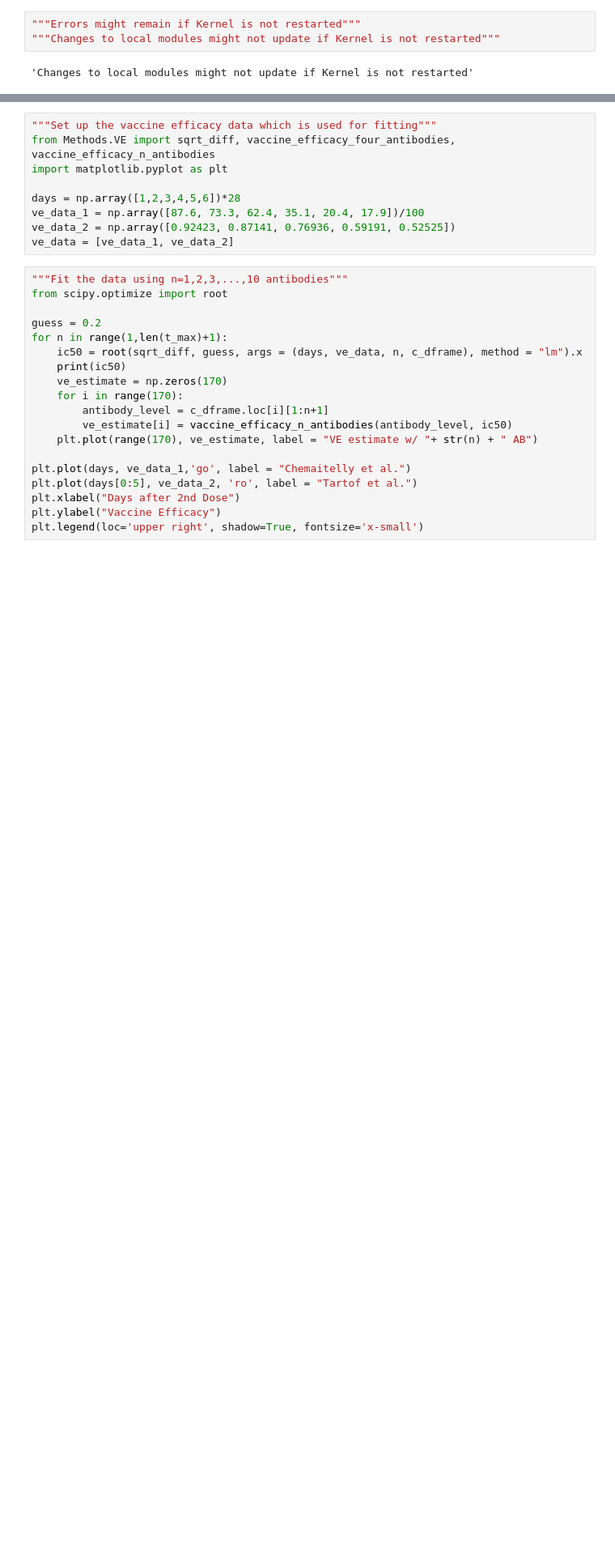
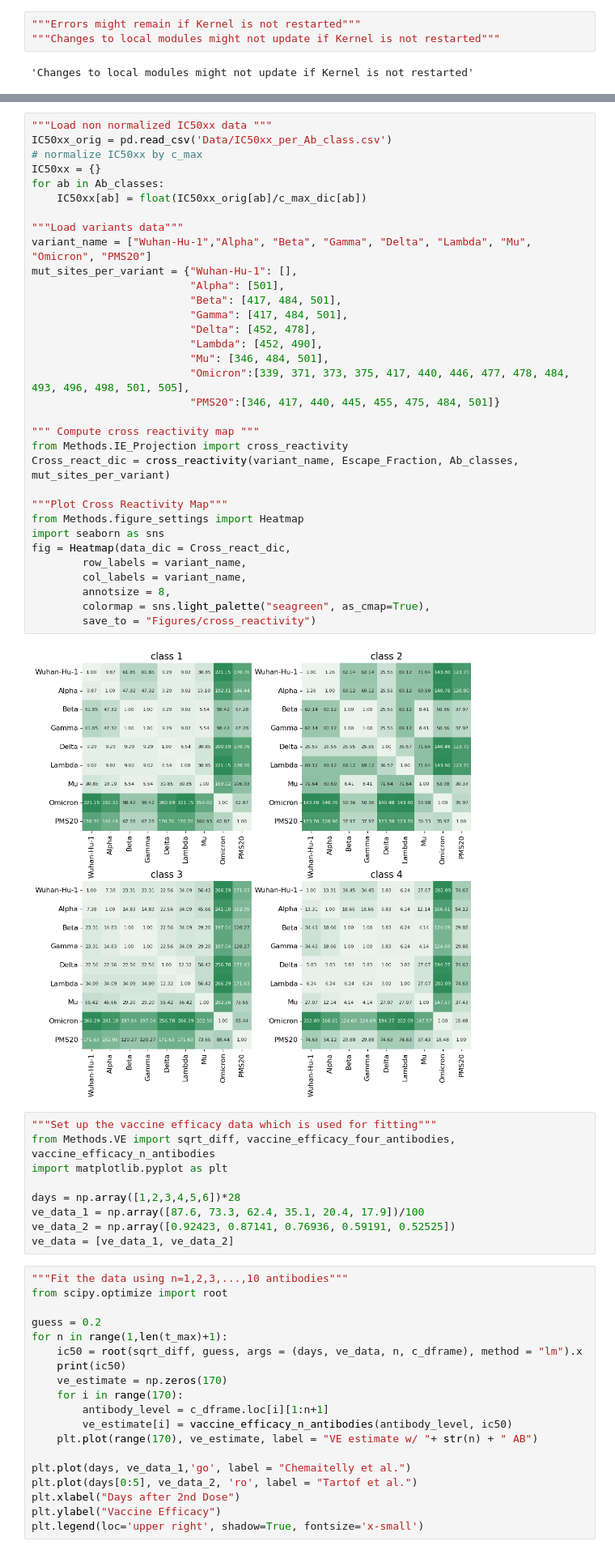
Before and after one commit to AlexiaNomena/Immune_Waning, a Jupyter notebook: Helper.ipynb, the cells around one changed output, grey strips where cells are left out. Shown at 81% size. Cells and saved outputs as stored; diff of their text form; blank space fills up the shorter version.

```diff
--- a/Helper.ipynb
+++ b/Helper.ipynb
@@ -68,3 +68,38 @@ Display(t, c_t, is_log, labels,
+# %%
+"""Load non normalized IC50xx data """
+IC50xx_orig = pd.read_csv('Data/IC50xx_per_Ab_class.csv')
+# normalize IC50xx by c_max
+IC50xx = {}
+for ab in Ab_classes:
+    IC50xx[ab] = float(IC50xx_orig[ab]/c_max_dic[ab])
+
+"""Load variants data"""
+variant_name = ["Wuhan-Hu-1","Alpha", "Beta", "Gamma", "Delta", "Lambda", "Mu", "Omicron", "PMS20"]
+mut_sites_per_variant = {"Wuhan-Hu-1": [],
+                         "Alpha": [501],
+                         "Beta": [417, 484, 501],
+                         "Gamma": [417, 484, 501],
+                         "Delta": [452, 478],
+                         "Lambda": [452, 490],
+                         "Mu": [346, 484, 501],
+                         "Omicron":[339, 371, 373, 375, 417, 440, 446, 477, 478, 484, 493, 496, 498, 501, 505],
+                         "PMS20":[346, 417, 440, 445, 455, 475, 484, 501]}
+
+""" Compute cross reactivity map """
+from Methods.IE_Projection import cross_reactivity
+Cross_react_dic = cross_reactivity(variant_name, Escape_Fraction, Ab_classes, mut_sites_per_variant)
+
+"""Plot Cross Reactivity Map"""
+from Methods.figure_settings import Heatmap
+import seaborn as sns
+fig = Heatmap(data_dic = Cross_react_dic,
+        row_labels = variant_name,
+        col_labels = variant_name,
+        annotsize = 8,
+        colormap = sns.light_palette("seagreen", as_cmap=True),
+        save_to = "Figures/cross_reactivity")
+# %% [output]
+[figure, added]
 # %%
 """Set up the vaccine efficacy data which is used for fitting"""
 from Methods.VE import sqrt_diff, vaccine_efficacy_four_antibodies, vaccine_efficacy_n_antibodies
```
Also changed, not shown: parts of 5 cells of this notebook, 7 other files.
